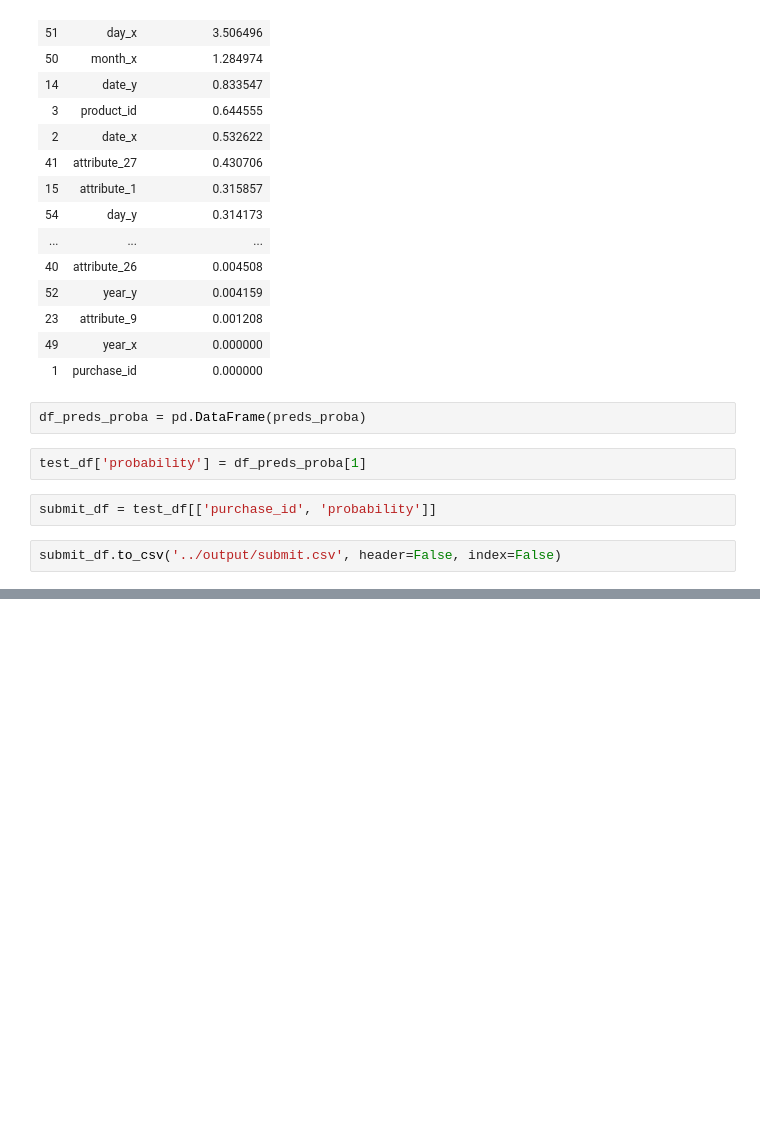
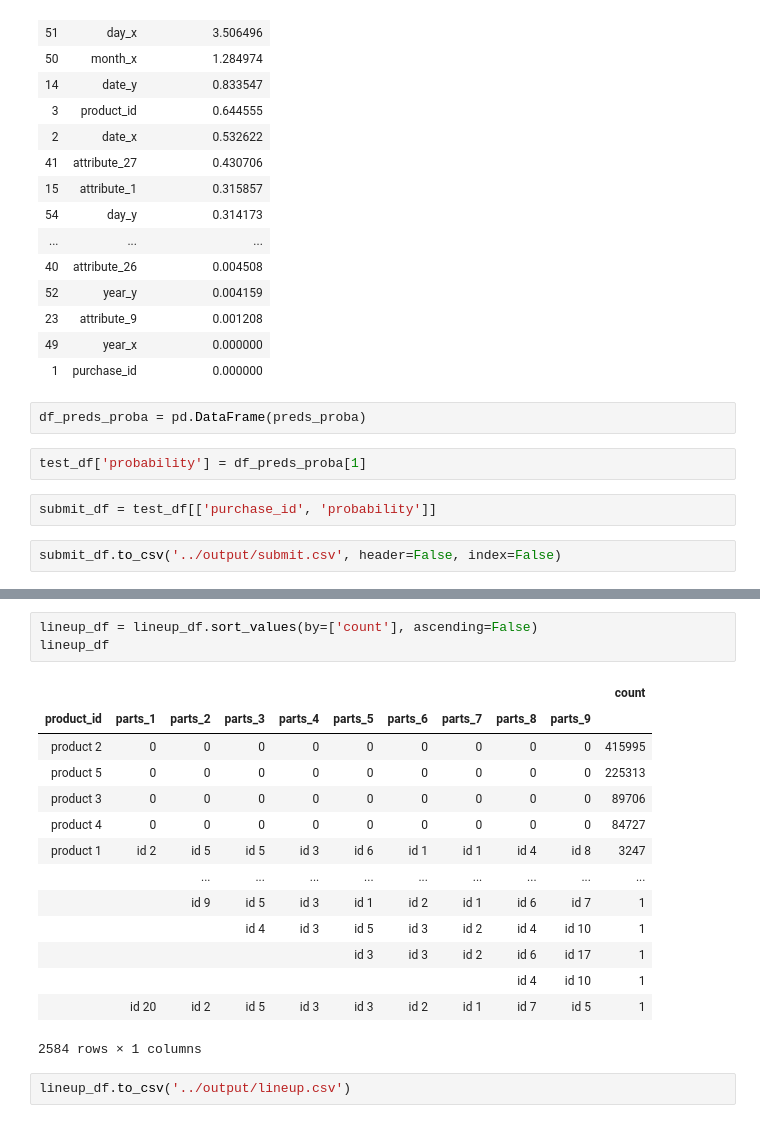
Before and after one commit to ToshikiMuromachi/pcmaker, a Jupyter notebook: pcmakerLast.ipynb, the cells around one changed output, grey strips where cells are left out. Cells and saved outputs as stored; diff of their text form; blank space fills up the shorter version.

```diff
--- a/pcmakerLast.ipynb
+++ b/pcmakerLast.ipynb
@@ -153,0 +223,20 @@ submit_df.to_csv('../output/submit.csv', header=False, index=False)
+# %%
+lineup_df = lineup_df.sort_values(by=['count'], ascending=False)
+lineup_df
+# %% [output]
+|  |  |  |  |  |  |  |  |  |  | count |
+| product_id | parts_1 | parts_2 | parts_3 | parts_4 | parts_5 | parts_6 | parts_7 | parts_8 | parts_9 |  |
+| product 2 | 0 | 0 | 0 | 0 | 0 | 0 | 0 | 0 | 0 | 415995 |
+| product 5 | 0 | 0 | 0 | 0 | 0 | 0 | 0 | 0 | 0 | 225313 |
+| product 3 | 0 | 0 | 0 | 0 | 0 | 0 | 0 | 0 | 0 | 89706 |
+| product 4 | 0 | 0 | 0 | 0 | 0 | 0 | 0 | 0 | 0 | 84727 |
+| product 1 | id 2 | id 5 | id 5 | id 3 | id 6 | id 1 | id 1 | id 4 | id 8 | 3247 |
+|  |  | ... | ... | ... | ... | ... | ... | ... | ... | ... |
+|  |  | id 9 | id 5 | id 3 | id 1 | id 2 | id 1 | id 6 | id 7 | 1 |
+|  |  |  | id 4 | id 3 | id 5 | id 3 | id 2 | id 4 | id 10 | 1 |
+|  |  |  |  |  | id 3 | id 3 | id 2 | id 6 | id 17 | 1 |
+|  |  |  |  |  |  |  |  | id 4 | id 10 | 1 |
+|  | id 20 | id 2 | id 5 | id 3 | id 3 | id 2 | id 1 | id 7 | id 5 | 1 |
+2584 rows × 1 columns
+# %%
+lineup_df.to_csv('../output/lineup.csv')
```
Also changed, not shown: parts of 9 cells of this notebook, 1 other file.
